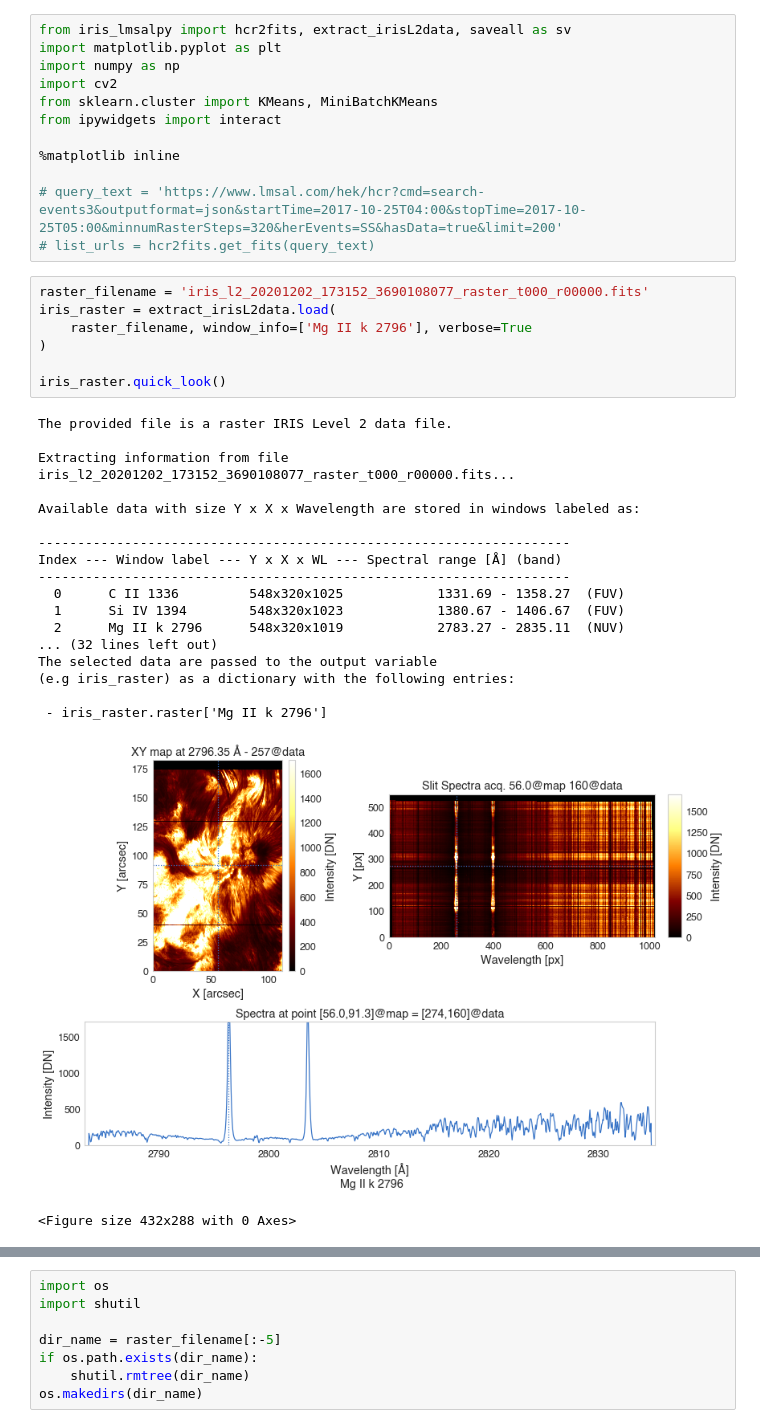
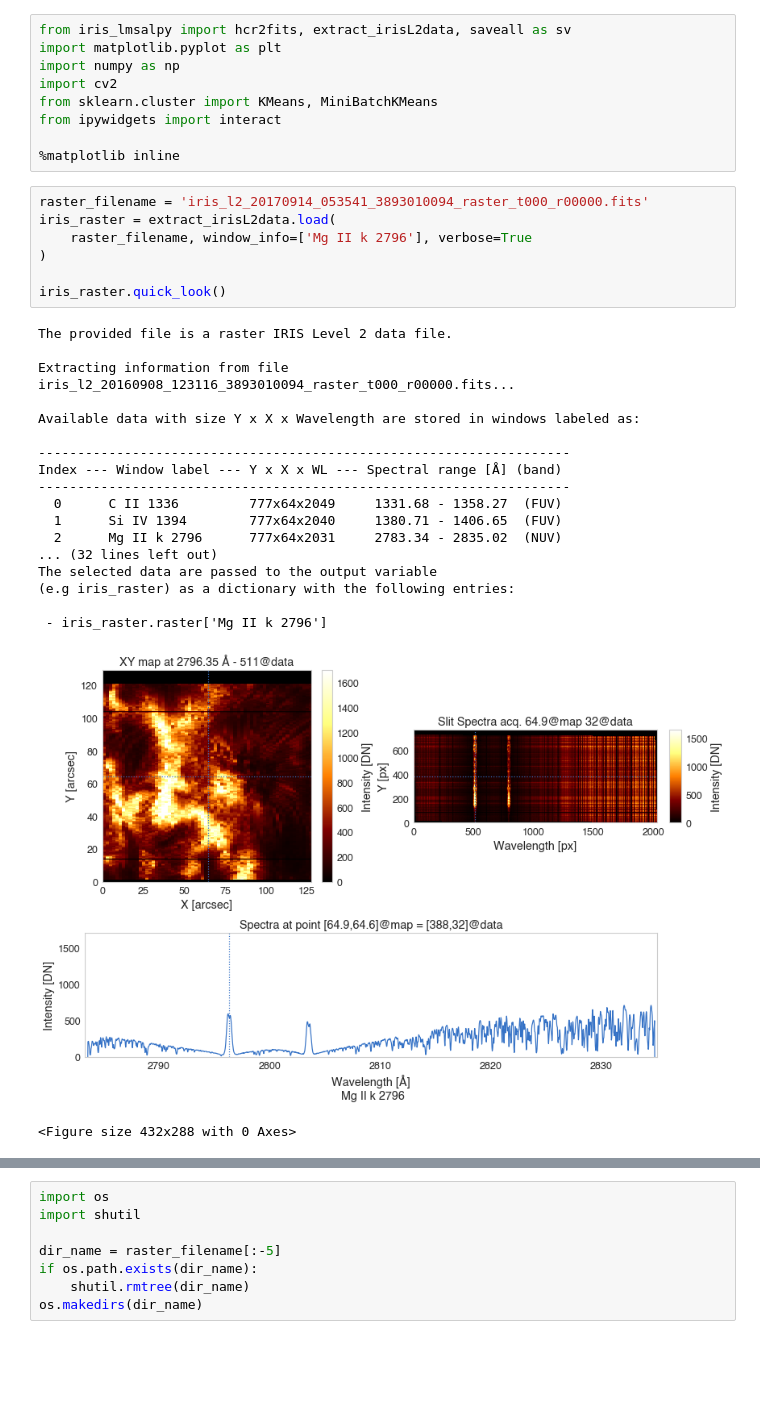
Before and after one commit to 13Ducks/LMSAL, a Jupyter notebook: sunspot_kmeans.ipynb, the cells around one changed output, grey strips where cells are left out. Drawn from its saved outputs; the diff is of its cells as text; blank space fills up the shorter version.

```diff
--- a/sunspot_kmeans.ipynb
+++ b/sunspot_kmeans.ipynb
@@ -14,33 +7,30 @@ from sklearn.cluster import KMeans, MiniBatchKMeans
 from ipywidgets import interact
 
 %matplotlib inline
-
-# query_text = 'https://www.lmsal.com/hek/hcr?cmd=search-events3&outputformat=json&startTime=2017-10-25T04:00&stopTime=2017-10-25T05:00&minnumRasterSteps=320&herEvents=SS&hasData=true&limit=200'
-# list_urls = hcr2fits.get_fits(query_text)
 # %%
-raster_filename = 'iris_l2_20201202_173152_3690108077_raster_t000_r00000.fits'
+raster_filename = 'iris_l2_20170914_053541_3893010094_raster_t000_r00000.fits'
 iris_raster = extract_irisL2data.load(
     raster_filename, window_info=['Mg II k 2796'], verbose=True
 )
 
 iris_raster.quick_look()
 # %% [output]
 The provided file is a raster IRIS Level 2 data file.
 
-Extracting information from file iris_l2_20201202_173152_3690108077_raster_t000_r00000.fits...
+Extracting information from file iris_l2_20160908_123116_3893010094_raster_t000_r00000.fits...
 
 Available data with size Y x X x Wavelength are stored in windows labeled as:
 
 --------------------------------------------------------------------
 Index --- Window label --- Y x X x WL --- Spectral range [Å] (band)
 --------------------------------------------------------------------
-  0      C II 1336         548x320x1025            1331.69 - 1358.27  (FUV)
-  1      Si IV 1394        548x320x1023            1380.67 - 1406.67  (FUV)
-  2      Mg II k 2796      548x320x1019            2783.27 - 2835.11  (NUV)
+  0      C II 1336         777x64x2049     1331.68 - 1358.27  (FUV)
+  1      Si IV 1394        777x64x2040     1380.71 - 1406.65  (FUV)
+  2      Mg II k 2796      777x64x2031     2783.34 - 2835.02  (NUV)
 ... (32 lines left out)
 The selected data are passed to the output variable
 (e.g iris_raster) as a dictionary with the following entries:
 
  - iris_raster.raster['Mg II k 2796']
-[figure, old version]
+[figure, new version]
 <Figure size 432x288 with 0 Axes>
```
Also changed, not shown: parts of 11 cells of this notebook, 1 other file.
